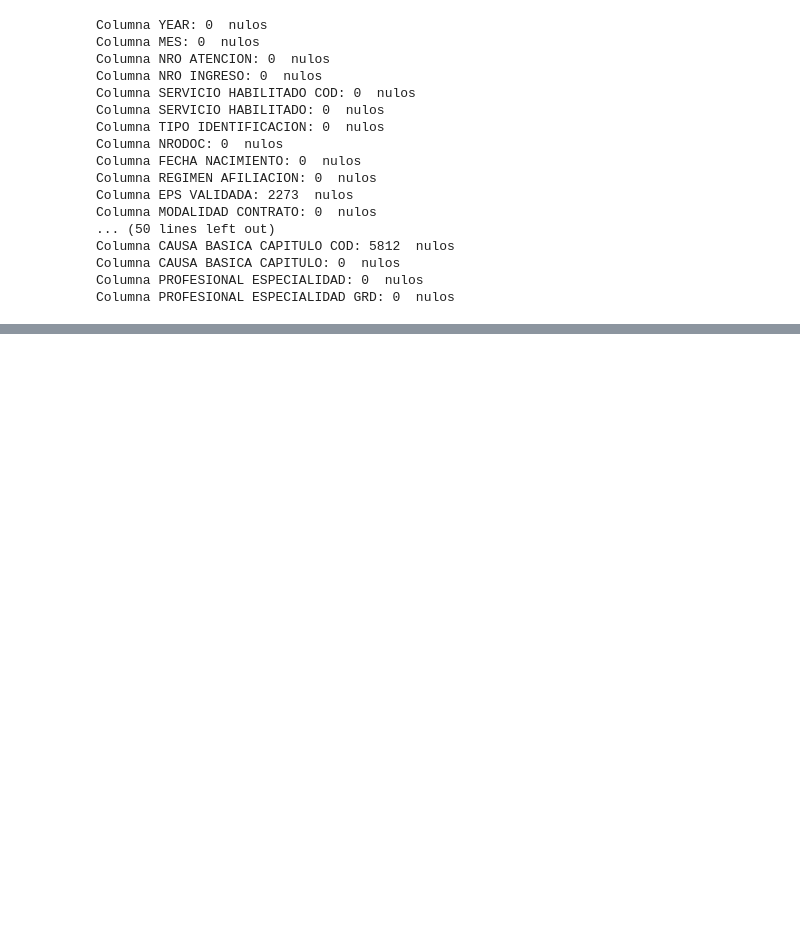
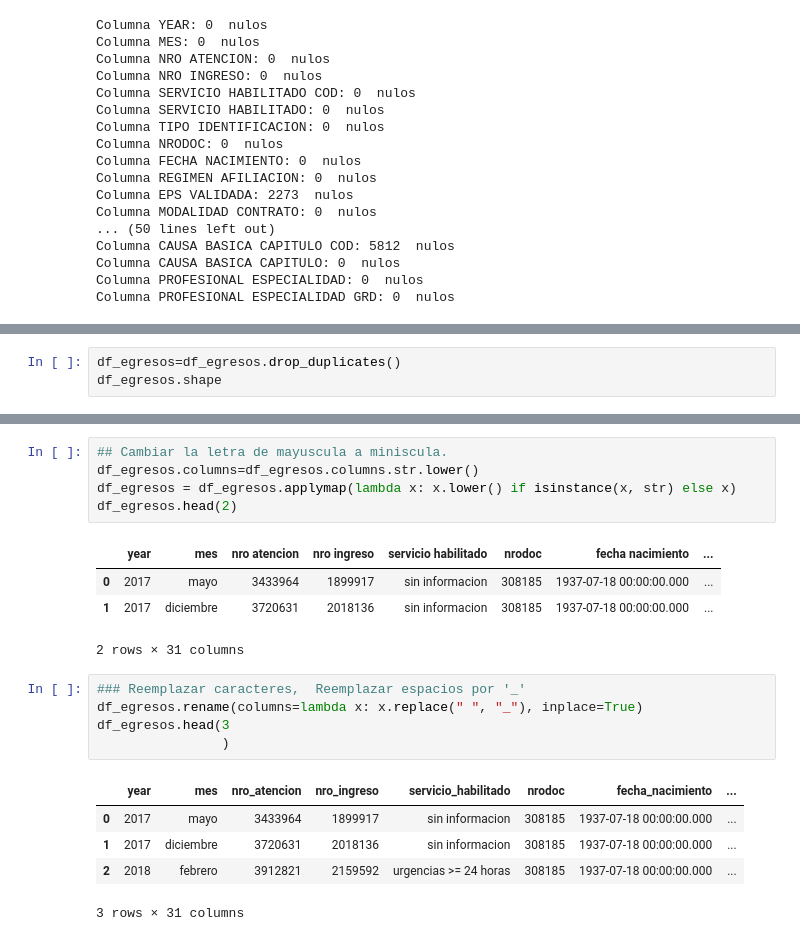
Before and after one commit to danielmancovidales/Aplicaciones-en-salud, a Jupyter notebook: prepro_egresos.ipynb, the cells around one changed output, grey strips where cells are left out. Saved outputs shown, nothing was run; the diff lists cells and outputs as text; blank space fills up the shorter version.

Commit message:
se finaliza el preprocesamiento de la base de datos egresos

```diff
--- a/prepro_egresos.ipynb
+++ b/prepro_egresos.ipynb
@@ -106,0 +162,3 @@ Se decide eliminar la siguiente variable:
+# %%
+df_egresos=df_egresos.drop_duplicates()
+df_egresos.shape
@@ -106,0 +182,21 @@ Se decide eliminar la siguiente variable:
+# %%
+## Cambiar la letra de mayuscula a miniscula.
+df_egresos.columns=df_egresos.columns.str.lower()
+df_egresos = df_egresos.applymap(lambda x: x.lower() if isinstance(x, str) else x)
+df_egresos.head(2)
+# %% [output]
+|  | year | mes | nro atencion | nro ingreso | servicio habilitado | nrodoc | fecha nacimiento | ... |
+| 0 | 2017 | mayo | 3433964 | 1899917 | sin informacion | 308185 | 1937-07-18 00:00:00.000 | ... |
+| 1 | 2017 | diciembre | 3720631 | 2018136 | sin informacion | 308185 | 1937-07-18 00:00:00.000 | ... |
+2 rows × 31 columns
+# %%
+### Reemplazar caracteres,  Reemplazar espacios por '_'
+df_egresos.rename(columns=lambda x: x.replace(" ", "_"), inplace=True)
+df_egresos.head(3
+                )
+# %% [output]
+|  | year | mes | nro_atencion | nro_ingreso | servicio_habilitado | nrodoc | fecha_nacimiento | ... |
+| 0 | 2017 | mayo | 3433964 | 1899917 | sin informacion | 308185 | 1937-07-18 00:00:00.000 | ... |
+| 1 | 2017 | diciembre | 3720631 | 2018136 | sin informacion | 308185 | 1937-07-18 00:00:00.000 | ... |
+| 2 | 2018 | febrero | 3912821 | 2159592 | urgencias >= 24 horas | 308185 | 1937-07-18 00:00:00.000 | ... |
+3 rows × 31 columns
```
Also changed, not shown: parts of 28 cells of this notebook.
